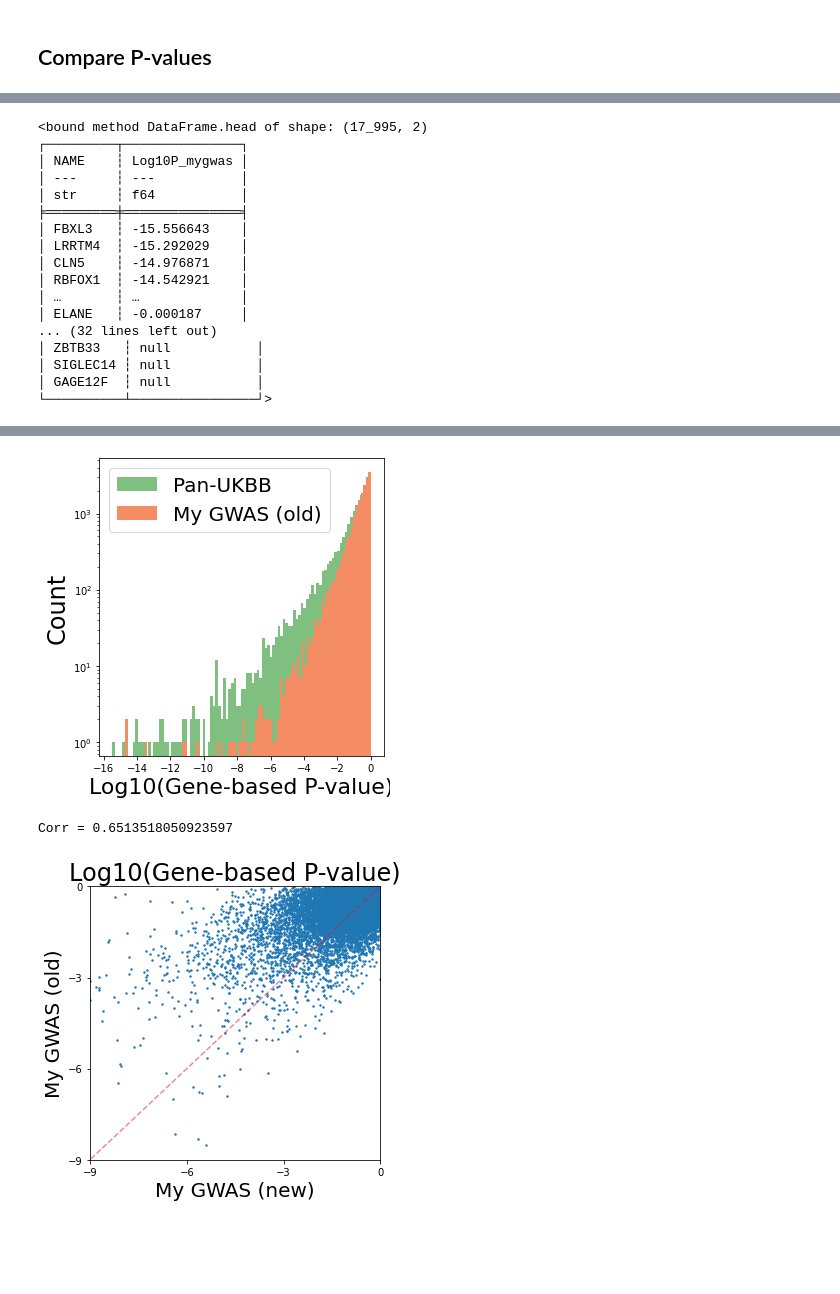
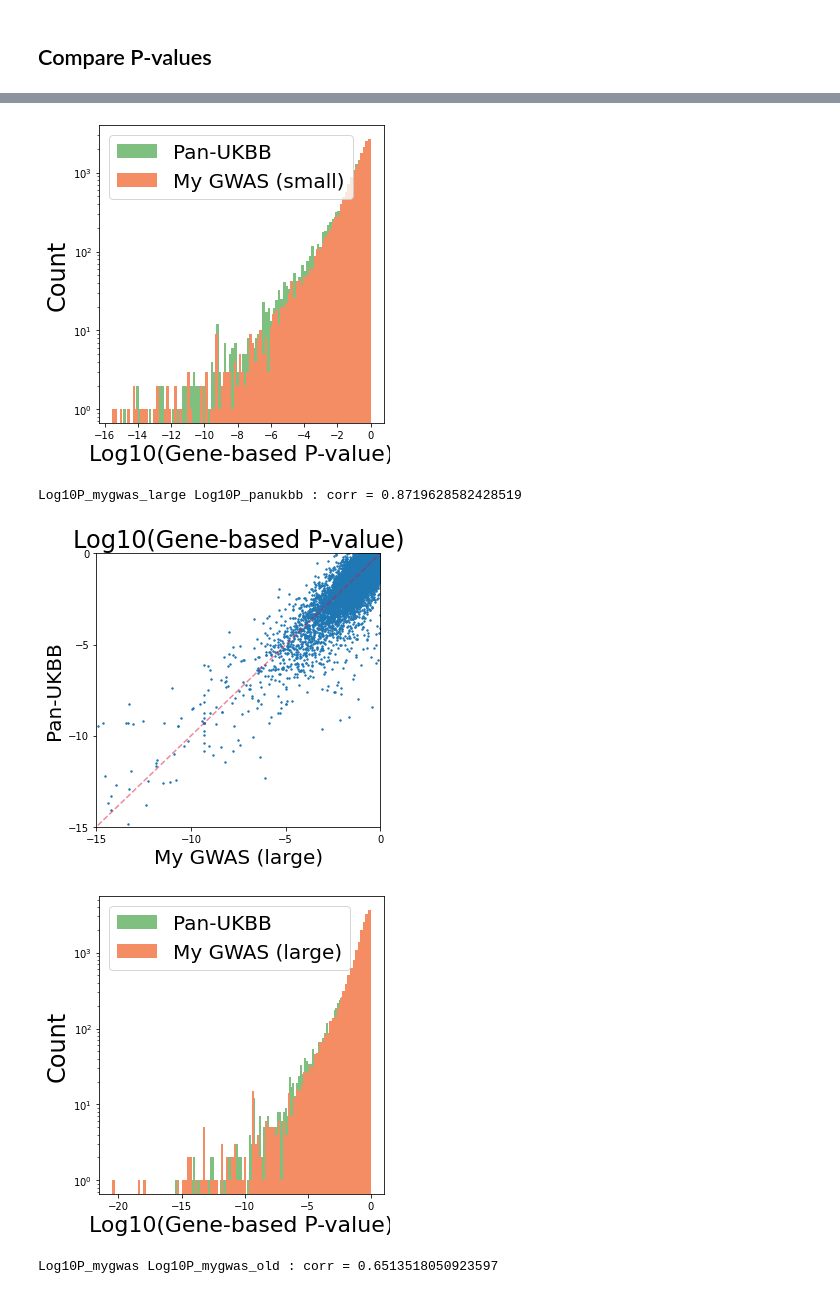
Before and after one commit to shtainze/ukbb, a Jupyter notebook: code/analysis/specific/20230605_01_05_sleep_GWAS_comparison.ipynb, the cells around one changed output, grey strips where cells are left out. Saved outputs shown, nothing was run; the diff lists cells and outputs as text; code cells hidden in the pictures; blank space fills up the shorter version.

```diff
--- a/code/analysis/specific/20230605_01_05_sleep_GWAS_comparison.ipynb
+++ b/code/analysis/specific/20230605_01_05_sleep_GWAS_comparison.ipynb
@@ -120,6 +148,13 @@ FILE_SUMSTAT_MYGWAS_NEW_DEFINITE = os.path.join(
 FILE_ANNOTATED_MYGWAS_NEW_DEFINITE = os.path.join(
     DIR_MYGWAS_NEW_DEFINITE, "magma", "with_p_correction.csv")
 
+# Input + output: my current results - four-way, large
+DIR_MYGWAS_NEW_LARGE = os.path.join(DIR_MYGWAS_CURRENT, "1180-0.0_Chronotype_fourway_large")
+FILE_SUMSTAT_MYGWAS_NEW_LARGE = os.path.join(
+    DIR_MYGWAS_NEW_LARGE, "pval_for_magma.txt")
+FILE_ANNOTATED_MYGWAS_NEW_LARGE = os.path.join(
+    DIR_MYGWAS_NEW_LARGE, "magma", "with_p_correction.csv")
+
 # Input + output: my current results - BMI
 DIR_MYGWAS_NEW_BMI = os.path.join(DIR_MYGWAS_CURRENT, "21001-0.0_BMI_small")
 FILE_SUMSTAT_MYGWAS_NEW_BMI = os.path.join(
@@ -622,33 +712,4 @@ df_genebased_panukbb = (df_genebased_panukbb
-# %%
-print(df_genebased_mygwas.head)
-print(df_genebased_mygwas_old.head)
-print(df_genebased_panukbb.head)
-# %% [output]
-<bound method DataFrame.head of shape: (17_995, 2)
-┌─────────┬───────────────┐
-│ NAME    ┆ Log10P_mygwas │
-│ ---     ┆ ---           │
-│ str     ┆ f64           │
-╞═════════╪═══════════════╡
-│ FBXL3   ┆ -15.556643    │
-│ LRRTM4  ┆ -15.292029    │
-│ CLN5    ┆ -14.976871    │
-│ RBFOX1  ┆ -14.542921    │
-│ …       ┆ …             │
-│ ELANE   ┆ -0.000187     │
-... (32 lines left out)
-│ ZBTB33   ┆ null           │
-│ SIGLEC14 ┆ null           │
-│ GAGE12F  ┆ null           │
-└──────────┴────────────────┘>
 # %%
-func_compare_pval(df_genebased_mygwas, df_genebased_panukbb, "NAME",
-                  "Log10(Gene-based P-value)",
-                  "Log10P_mygwas", "Log10P_panukbb",
-                  "My GWAS (new)", "Pan-UKBB",
-                  True, 5
-                 )
-
 func_compare_pval(df_genebased_mygwas_old, df_genebased_panukbb, "NAME",
                   "Log10(Gene-based P-value)",
                   "Log10P_mygwas_old", "Log10P_panukbb",
@@ -656,10 +717,38 @@ func_compare_pval(df_genebased_mygwas_old, df_genebased_panukbb, "NAME",
                   True, 5
                  )
 
+func_compare_pval(df_genebased_mygwas, df_genebased_panukbb, "NAME",
+                  "Log10(Gene-based P-value)",
+                  "Log10P_mygwas", "Log10P_panukbb",
+                  "My GWAS (small)", "Pan-UKBB",
+                  True, 5
+                 )
+
+func_compare_pval(df_genebased_mygwas_large, df_genebased_panukbb, "NAME",
+                  "Log10(Gene-based P-value)",
+                  "Log10P_mygwas_large", "Log10P_panukbb",
+                  "My GWAS (large)", "Pan-UKBB",
+                  True, 5
+                 )
+
 func_compare_pval(df_genebased_mygwas, df_genebased_mygwas_old, "NAME",
                   "Log10(Gene-based P-value)",
                   "Log10P_mygwas", "Log10P_mygwas_old",
-                  "My GWAS (new)", "My GWAS (old)",
+                  "My GWAS (new_small)", "My GWAS (old)",
                   True, 3
                  )
+
+func_compare_pval(df_genebased_mygwas_large, df_genebased_mygwas_old, "NAME",
+                  "Log10(Gene-based P-value)",
+                  "Log10P_mygwas_large", "Log10P_mygwas_old",
+                  "My GWAS (new_large)", "My GWAS (old)",
+                  True, 3
+                 )
+
+func_compare_pval(df_genebased_mygwas_large, df_genebased_mygwas, "NAME",
+                  "Log10(Gene-based P-value)",
+                  "Log10P_mygwas_large", "Log10P_mygwas",
+                  "My GWAS (large)", "My GWAS (small)",
+                  True, 3
+                 )
 # %% [output]
@@ -671,3 +760,5 @@ Corr = 0.5994870867176094
-[figure, old version]
+[figure, new version]
-Corr = 0.6513518050923597
+Log10P_mygwas_large Log10P_panukbb : corr = 0.8719628582428519
-[figure, old version]
+[figure, new version]
+[figure, added]
+Log10P_mygwas Log10P_mygwas_old : corr = 0.6513518050923597
```
Also changed, not shown: parts of 18 cells of this notebook, 15 other files.
